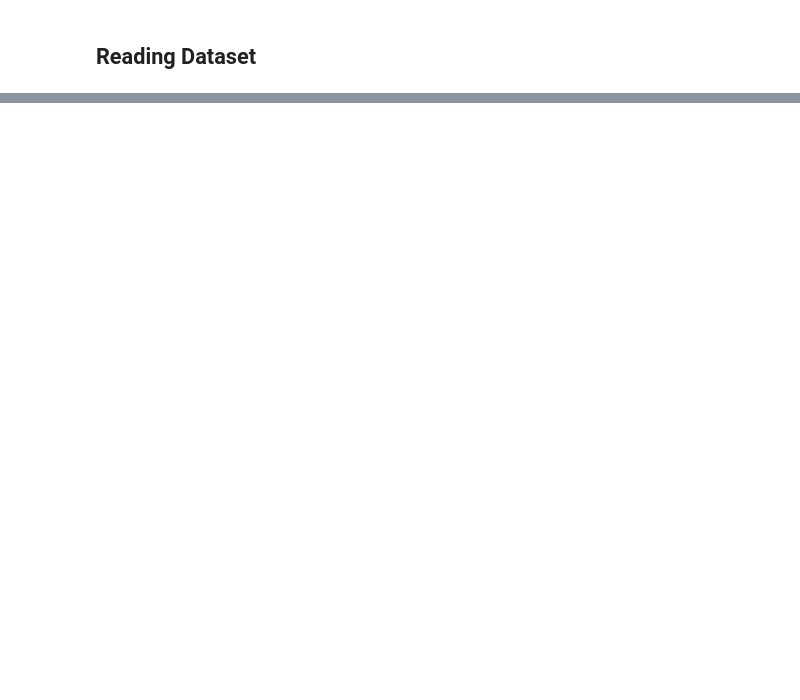
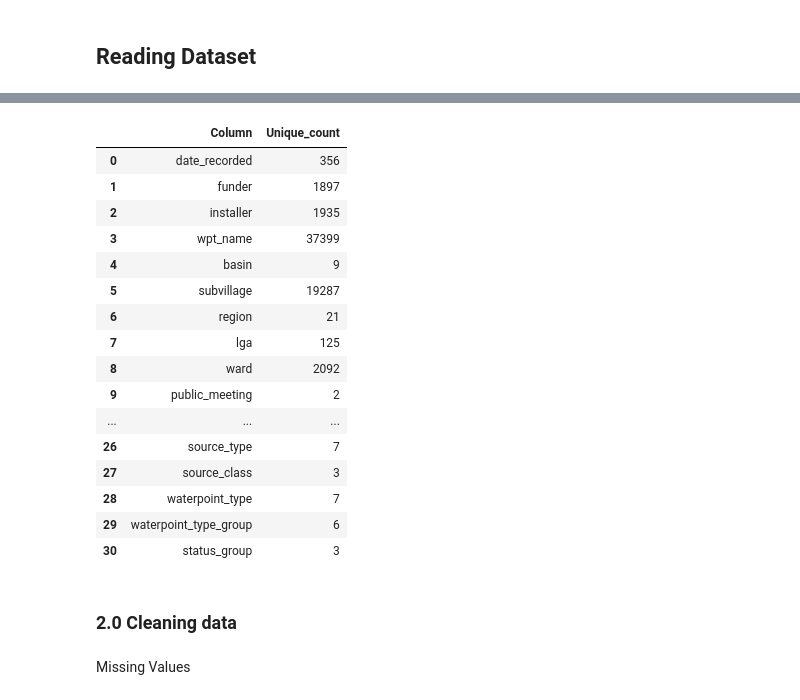
Before and after one commit to Ketty-Odero/Tanzanian-Water-Wells-Prediction-Model, a Jupyter notebook: notebooks/exploratory.ipynb, the cells around one changed output, grey strips where cells are left out. Drawn from its saved outputs; the diff is of its cells as text; code cells hidden in the pictures; blank space fills up the shorter version.

```diff
--- a/notebooks/exploratory.ipynb
+++ b/notebooks/exploratory.ipynb
@@ -257,4 +99,0 @@ train_data.drop(columns=columns_to_drop, inplace=True, errors='ignore')
-# %%
-# Identify categorical columns
-categorical_columns = train_data.select_dtypes(include=['object', 'category']).columns
-print("Categorical Columns:", categorical_columns)
@@ -500,0 +151,9 @@ Significant overlap between functional and non-functional wells, suggesting over
+# %%
+# Merge the train_set and train_set_labels on ID
+wells_data = pd.merge(train_df,train_labels_df,on='id')
+
+# creating a new train dataset cv 'wells_data'
+wells_data.to_csv('../data/wells_data.csv',index=False)
+# loading and inspecting our train
+wells_data_file_path = '../data/wells_data.csv'
+wells_data = load_and_inspect_data(wells_data_file_path)
@@ -500,0 +178,54 @@ Significant overlap between functional and non-functional wells, suggesting over
+# %%
+# Function to convert all categorical rows to uppercase
+def convert_categorical_to_uppercase(df):
+    # Convert categorical column data to uppercase
+    for column in df.select_dtypes(include=['object', 'category']).columns:
+        df[column] = df[column].apply(lambda x: x.upper() if isinstance(x, str) else x)
+
+    return df
+# converting our rows to upper case
+df = wells_data
+wells_data = convert_categorical_to_uppercase(df)
+# %%
+def unique_values_for_all_categorical(df):
+
+    # Identify categorical columns
+    categorical_columns = df.select_dtypes(include=['object', 'category']).columns
+
+    # Initialize list to store rows
+    rows = []
+
+    # Loop through each categorical column
+    for column in categorical_columns:
+        unique_count = df[column].nunique()
+        rows.append({'Column': column, 'Unique_count': unique_count})
+
+    # Convert rows to a DataFrame
+    result_df = pd.DataFrame(rows)
+
+    return result_df
+
+result_df = unique_values_for_all_categorical(df = wells_data)
+result_df
+# %% [output]
+|  | Column | Unique_count |
+| 0 | date_recorded | 356 |
+| 1 | funder | 1897 |
+| 2 | installer | 1935 |
+| 3 | wpt_name | 37399 |
+| 4 | basin | 9 |
+| 5 | subvillage | 19287 |
+| 6 | region | 21 |
+| 7 | lga | 125 |
+| 8 | ward | 2092 |
+| 9 | public_meeting | 2 |
+| ... | ... | ... |
+| 26 | source_type | 7 |
+| 27 | source_class | 3 |
+| 28 | waterpoint_type | 7 |
+| 29 | waterpoint_type_group | 6 |
+| 30 | status_group | 3 |
+# %% [markdown]
+### 2.0 Cleaning data
+# %% [markdown]
+Missing Values
```
Also changed, not shown: parts of 49 cells of this notebook, 3 other files.
